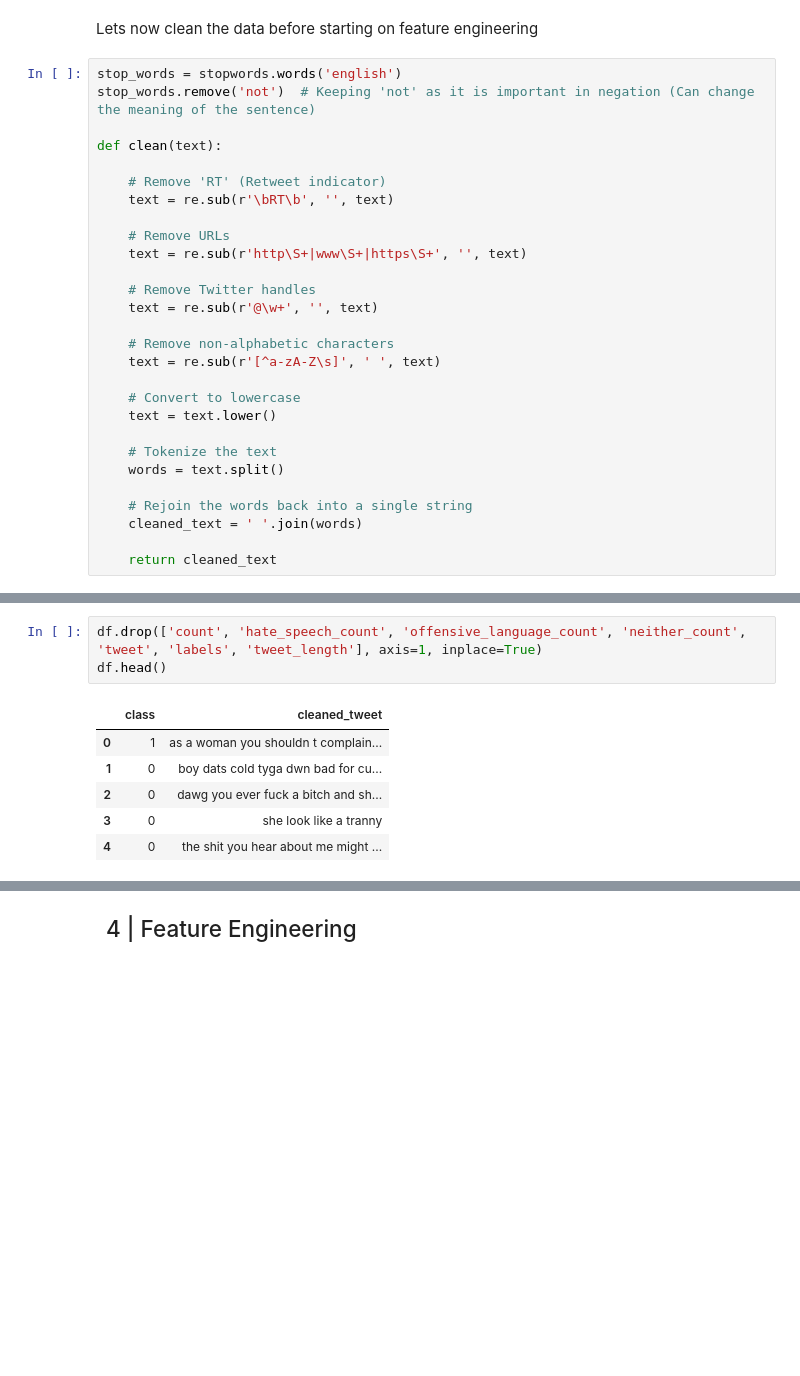
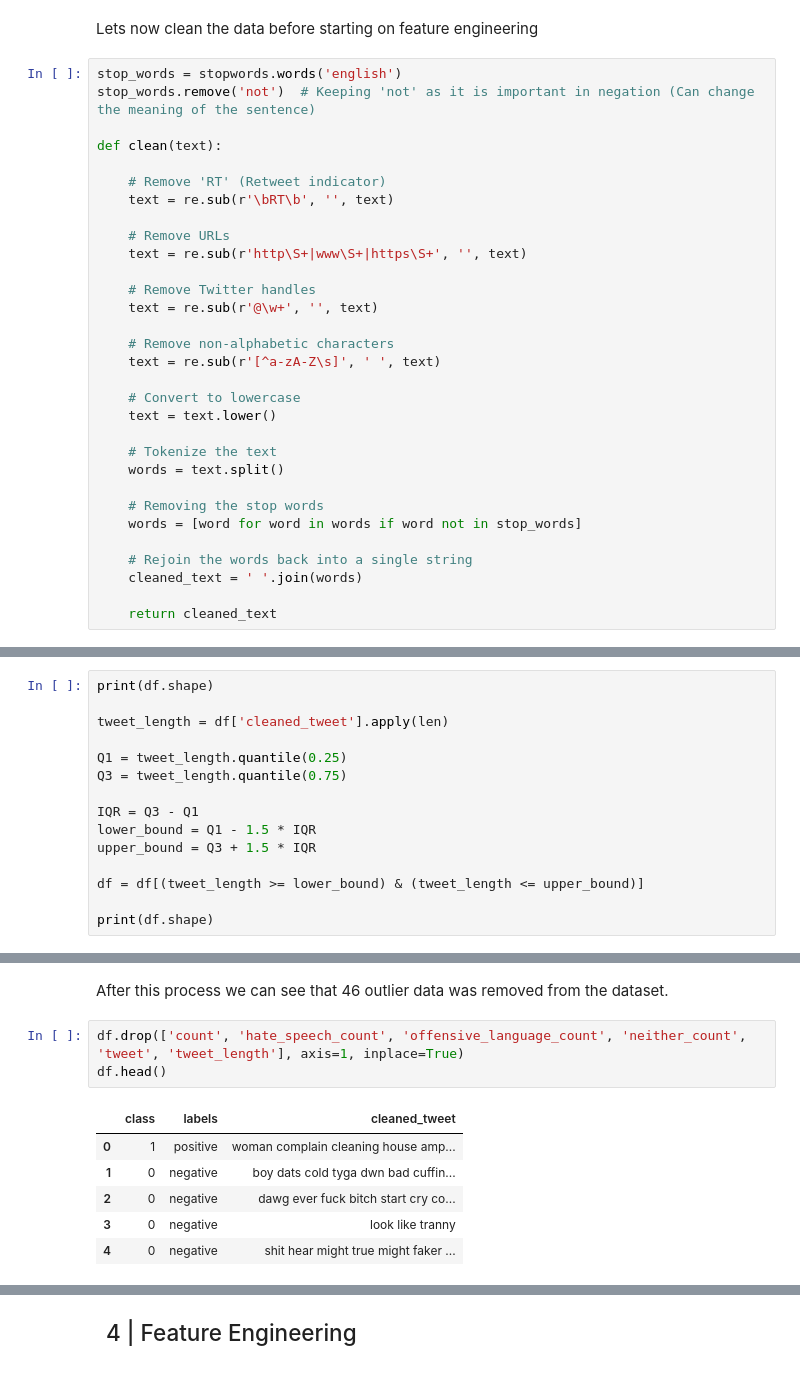
Before and after one commit to RajVarunn/nlp_sentimentanalysis, a Jupyter notebook: raj.ipynb, the cells around one changed output, grey strips where cells are left out. Drawn from its saved outputs; the diff is of its cells as text; blank space fills up the shorter version.

Commit message:
Feature Engineering progress (2 processes done!). Exploring other enhancements that could value add to the modelling.

```diff
--- a/raj.ipynb
+++ b/raj.ipynb
@@ -589,6 +585,9 @@ def clean(text):
     # Tokenize the text
     words = text.split()
 
+    # Removing the stop words
+    words = [word for word in words if word not in stop_words]
+
     # Rejoin the words back into a single string
     cleaned_text = ' '.join(words)
 
@@ -607,0 +607,15 @@ Now that the tweet column is cleaned lets drop the unwanted columns and prepare
+# %%
+print(df.shape)
+
+tweet_length = df['cleaned_tweet'].apply(len)
+
+Q1 = tweet_length.quantile(0.25)
+Q3 = tweet_length.quantile(0.75)
+
+IQR = Q3 - Q1
+lower_bound = Q1 - 1.5 * IQR
+upper_bound = Q3 + 1.5 * IQR
+
+df = df[(tweet_length >= lower_bound) & (tweet_length <= upper_bound)]
+
+print(df.shape)
@@ -608,10 +625,12 @@ Now that the tweet column is cleaned lets drop the unwanted columns and prepare
+# %% [markdown]
+After this process we can see that 46 outlier data was removed from the dataset.
 # %%
-df.drop(['count', 'hate_speech_count', 'offensive_language_count', 'neither_count', 'tweet', 'labels', 'tweet_length'], axis=1, inplace=True)
+df.drop(['count', 'hate_speech_count', 'offensive_language_count', 'neither_count', 'tweet', 'tweet_length'], axis=1, inplace=True)
 df.head()
 # %% [output]
-|  | class | cleaned_tweet |
-| 0 | 1 | as a woman you shouldn t complain... |
-| 1 | 0 | boy dats cold tyga dwn bad for cu... |
-| 2 | 0 | dawg you ever fuck a bitch and sh... |
-| 3 | 0 | she look like a tranny |
-| 4 | 0 | the shit you hear about me might ... |
+|  | class | labels | cleaned_tweet |
+| 0 | 1 | positive | woman complain cleaning house amp... |
+| 1 | 0 | negative | boy dats cold tyga dwn bad cuffin... |
+| 2 | 0 | negative | dawg ever fuck bitch start cry co... |
+| 3 | 0 | negative | look like tranny |
+| 4 | 0 | negative | shit hear might true might faker ... |
```
Also changed, not shown: parts of 28 cells of this notebook, 3 other files.
